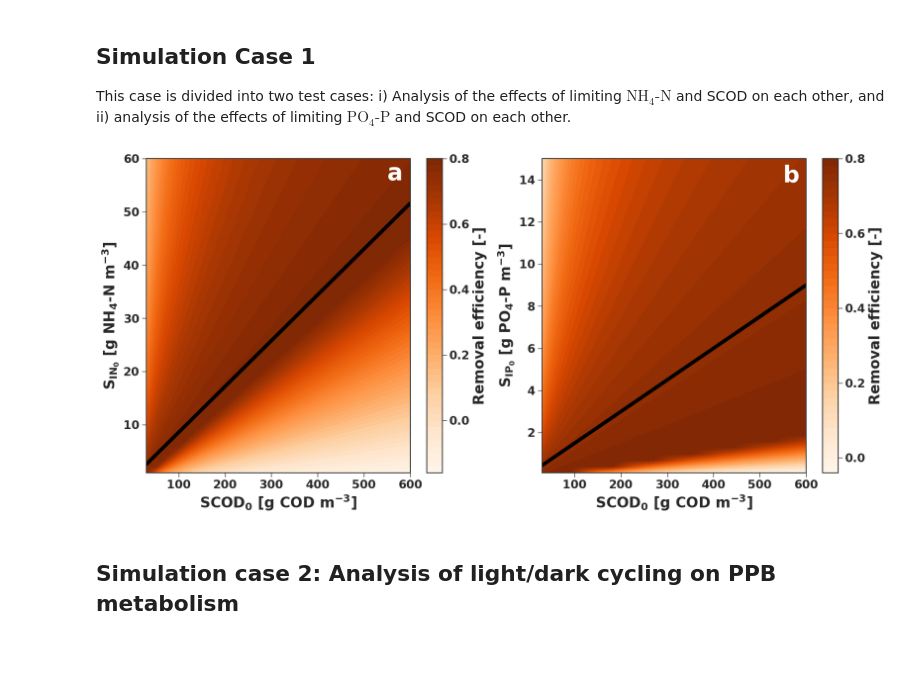
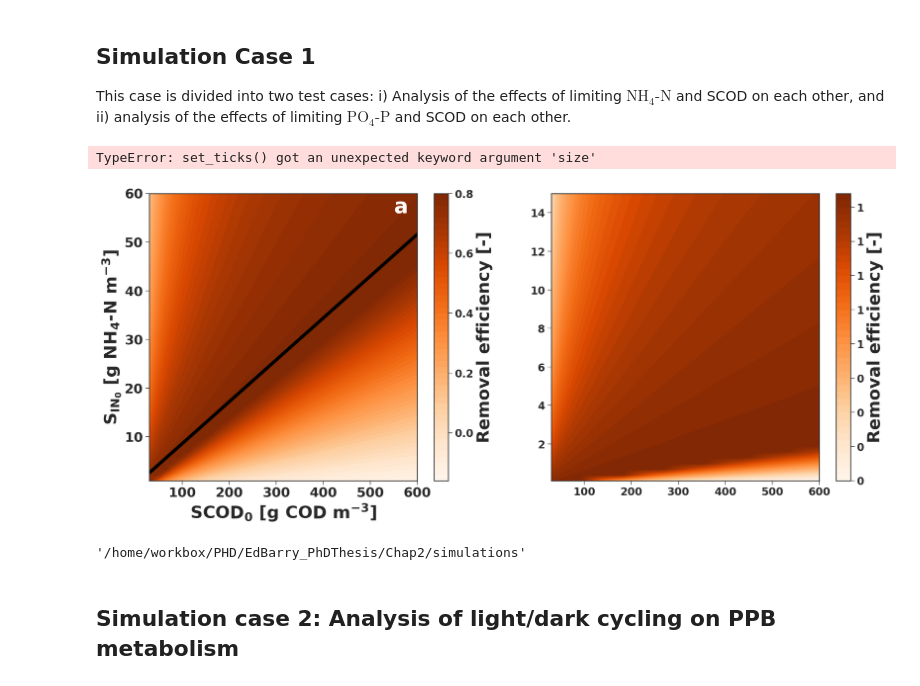
Before and after one commit to EdMBarry/EdBarry_PhDThesis, a Jupyter notebook: Chap2/simulations/PAM1_Batch_Continuous_Simulations.ipynb, the cells around one changed output. Cells and saved outputs as stored; diff of their text form; code cells hidden in the pictures; blank space fills up the shorter version.

Commit message:
changed label sizes for cod-n-p graph

```diff
--- a/Chap2/simulations/PAM1_Batch_Continuous_Simulations.ipynb
+++ b/Chap2/simulations/PAM1_Batch_Continuous_Simulations.ipynb
@@ -135,53 +135,59 @@ def format_ticks():
     plt.rc("font", **font)
     plt.tick_params(axis="both",
                reset=False,
-               labelsize=16,
+               labelsize=20,
                which='both',
                direction='out')
 tix = [0.0, 0.2, 0.4, 0.6, 0.8, 1.0]
 
-fig0 = plt.figure(figsize=(18,8), dpi=120)
+fig0 = plt.figure(figsize=(20,8), dpi=150)
 ax0 = fig0.add_subplot(121)
 
 
 
 cont_plot = ax0.contourf(SCODvals, SINvals, etaCN, num_ics,
                          cmap=plt.cm.Oranges)
 
 
 cbar = plt.colorbar(cont_plot, format='%.0f')
-cbar.set_label(label='Removal efficiency [-]', weight='bold', size=20)
+cbar.set_label(label='Removal efficiency [-]', weight='bold', size=26)
 cbar.set_ticks(tix)
 cbar.set_ticklabels(tix)
 format_ticks()
-ax0.set_xlabel(r'$\mathbf{SCOD_0}$ [g COD m$^{-3}$]', fontweight='bold', fontsize=20)
-ax0.set_ylabel(r'$\mathbf{S_{IN_0}}$ [g NH$_4$-N m$^{-3}$]', fontweight='bold', fontsize=20)
+ax0.set_xlabel(r'$\mathbf{SCOD_0}$ [g COD m$^{-3}$]', fontweight='bold', fontsize=26)
+ax0.set_ylabel(r'$\mathbf{S_{IN_0}}$ [g NH$_4$-N m$^{-3}$]', fontweight='bold', fontsize=26)
 ax0.plot(SCODvals, 0.086*SCODvals, 'k', linewidth=5)
 plt.text(550, 56, 'a', fontsize=32, color='white')
 
 
 
 ax0 = fig0.add_subplot(122)
 cont_plot2 = ax0.contourf(SCODvals, SIPvals, etaCP, num_ics,
                          cmap=plt.cm.Oranges)
 
 
 cbar = plt.colorbar(cont_plot2, format='%.0f')
-cbar.set_label(label='Removal efficiency [-]', weight='bold', size=20)
-cbar.set_ticks(tix)
+cbar.set_label(label='Removal efficiency [-]', weight='bold', size=26)
+cbar.set_ticks(tix, size=22)
 cbar.set_ticklabels(tix)
 format_ticks()
-ax0.set_xlabel(r'$\mathbf{SCOD_0}$ [g COD m$^{-3}$]', fontweight='bold', fontsize=20)
-ax0.set_ylabel(r'$\mathbf{S_{IP_0}}$ [g PO$_4$-P m$^{-3}$]', fontweight='bold', fontsize=20)
+ax0.set_xlabel(r'$\mathbf{SCOD_0}$ [g COD m$^{-3}$]', fontweight='bold', fontsize=26)
+ax0.set_ylabel(r'$\mathbf{S_{IP_0}}$ [g PO$_4$-P m$^{-3}$]', fontweight='bold', fontsize=26)
 ax0.plot(SCODvals, 0.015*SCODvals, 'k', linewidth=5)
 plt.text(550, 13.875, 'b', fontsize=32, color='white')
 
 
 
 #plt.ylabel(r'$\mathsf{\mathbf{S_{IN_{0}}\, [g NH_4-N\, m^{-3}]}}$')
 fig0.savefig("./ch2_sin_cod.pdf")
 # %% [output]
+TypeError: set_ticks() got an unexpected keyword argument 'size'
-[figure, old version]
+[figure, new version]
+# %%
+import os
+os.getcwd()
+# %% [output]
+'/home/workbox/PHD/EdBarry_PhDThesis/Chap2/simulations'
 # %% [markdown]
 ## Simulation case 2: Analysis of light/dark cycling on PPB metabolism
 # %%
```
Also changed, not shown: parts of 1 cell of this notebook, 1 other file.
